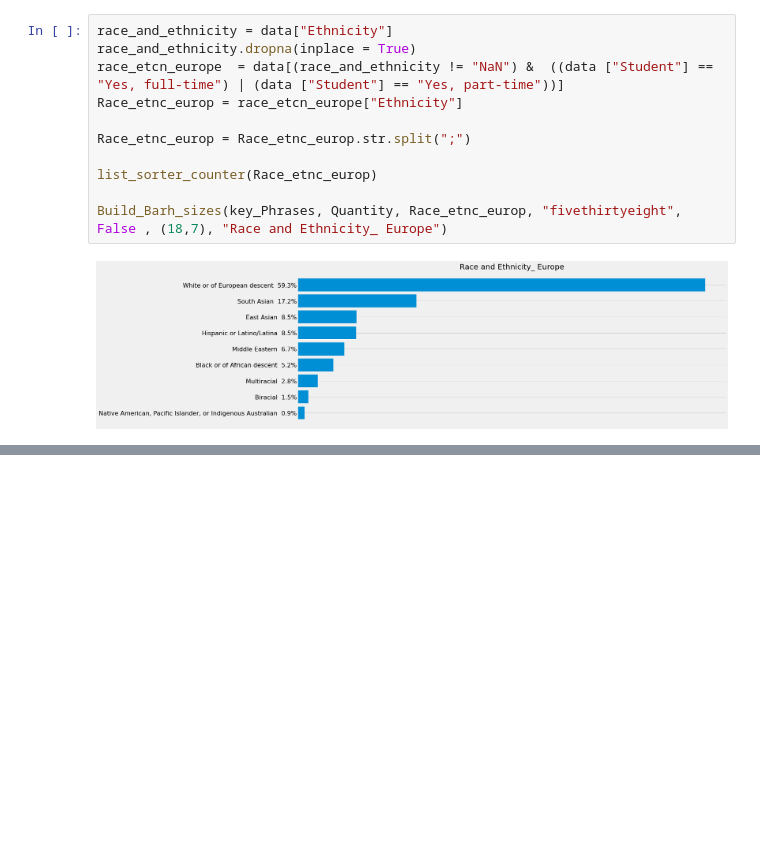
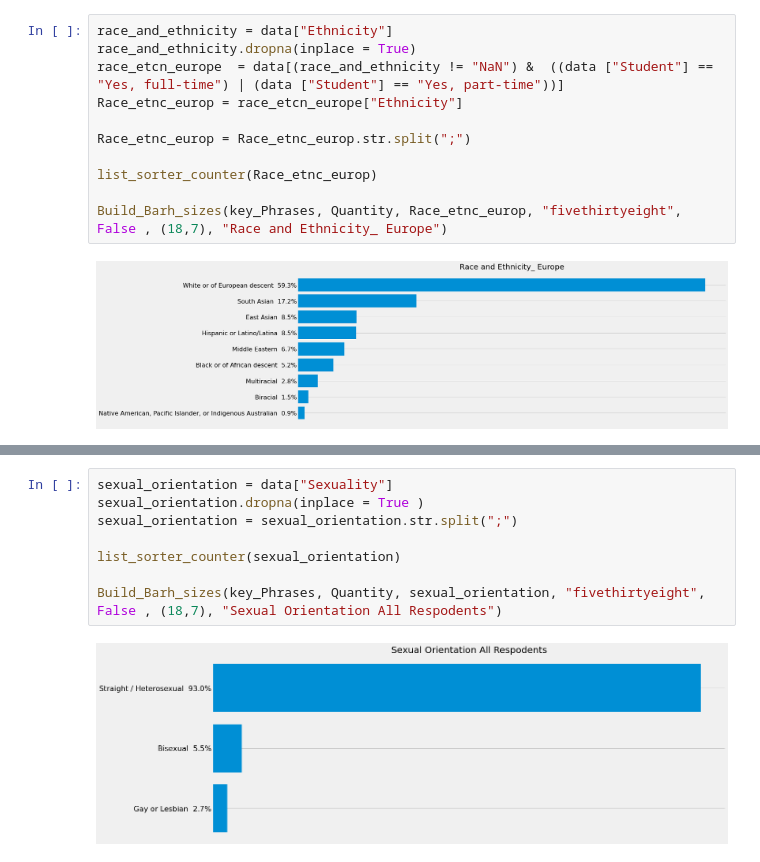
Before and after one commit to qristinius/Stackoverflow-Survey-2019, a Jupyter notebook: dev_survey_results_2019.ipynb, the cells around one changed output, grey strips where cells are left out. Saved outputs shown, nothing was run; the diff lists cells and outputs as text; blank space fills up the shorter version.

```diff
--- a/dev_survey_results_2019.ipynb
+++ b/dev_survey_results_2019.ipynb
@@ -659,0 +683,10 @@ Build_Barh_sizes(key_Phrases, Quantity, Race_etnc_europ, "fivethirtyeight", Fals
+# %%
+sexual_orientation = data["Sexuality"]
+sexual_orientation.dropna(inplace = True )
+sexual_orientation = sexual_orientation.str.split(";")
+
+list_sorter_counter(sexual_orientation)
+
+Build_Barh_sizes(key_Phrases, Quantity, sexual_orientation, "fivethirtyeight", False , (18,7), "Sexual Orientation All Respodents")
+# %% [output]
+[figure, added]
```
Also changed, not shown: parts of 4 cells of this notebook.
